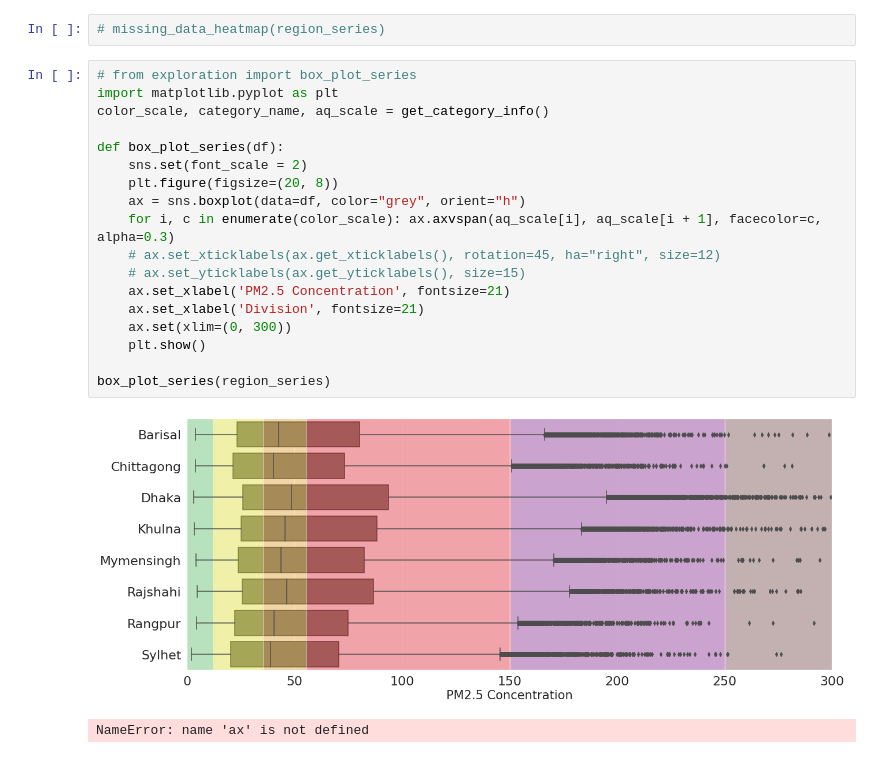
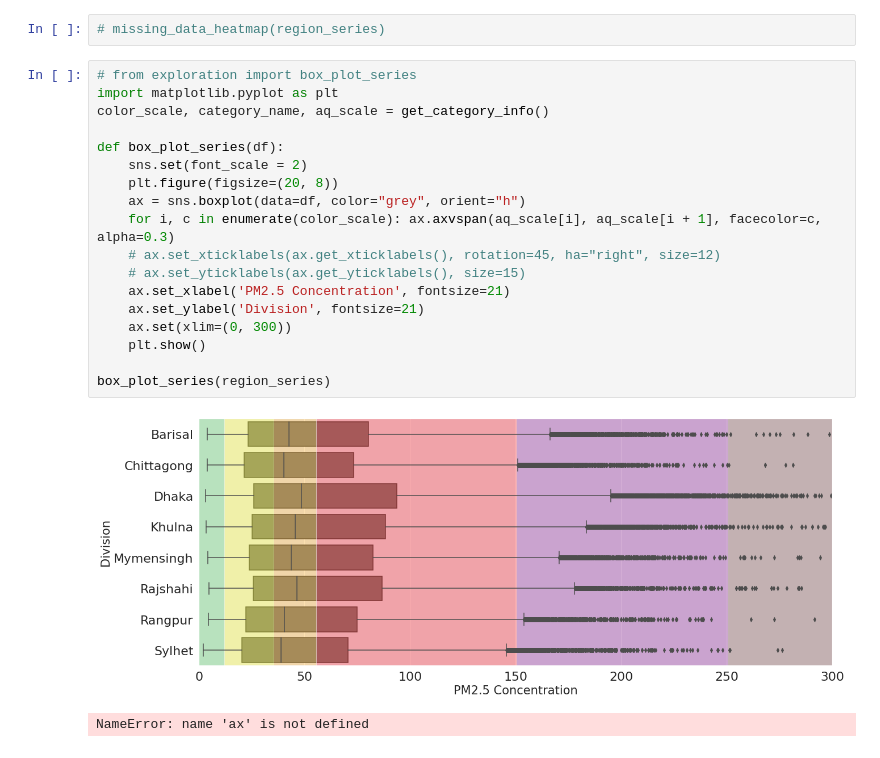
Before and after one commit to asifzmn/Air_Quality_Analysis, a Jupyter notebook: exploration/EDA_time_series.ipynb, the cells around one changed output. Saved outputs shown, nothing was run; the diff lists cells and outputs as text.

Commit message:
Updated the figures with large fonts

```diff
--- a/exploration/EDA_time_series.ipynb
+++ b/exploration/EDA_time_series.ipynb
@@ -85,23 +85,23 @@ country_series.shape
 # %%
 # from exploration import box_plot_series
 import matplotlib.pyplot as plt
 color_scale, category_name, aq_scale = get_category_info()
 
 def box_plot_series(df):
     sns.set(font_scale = 2)
     plt.figure(figsize=(20, 8))
     ax = sns.boxplot(data=df, color="grey", orient="h")
     for i, c in enumerate(color_scale): ax.axvspan(aq_scale[i], aq_scale[i + 1], facecolor=c, alpha=0.3)
     # ax.set_xticklabels(ax.get_xticklabels(), rotation=45, ha="right", size=12)
     # ax.set_yticklabels(ax.get_yticklabels(), size=15)
     ax.set_xlabel('PM2.5 Concentration', fontsize=21)
-    ax.set_xlabel('Division', fontsize=21)
+    ax.set_ylabel('Division', fontsize=21)
     ax.set(xlim=(0, 300))
     plt.show()
 
 box_plot_series(region_series)
 # %% [output]
-[figure, old version]
+[figure, new version]
 # %%
 # %% [output]
 NameError: name 'ax' is not defined
```
Also changed, not shown: 2 other files.
